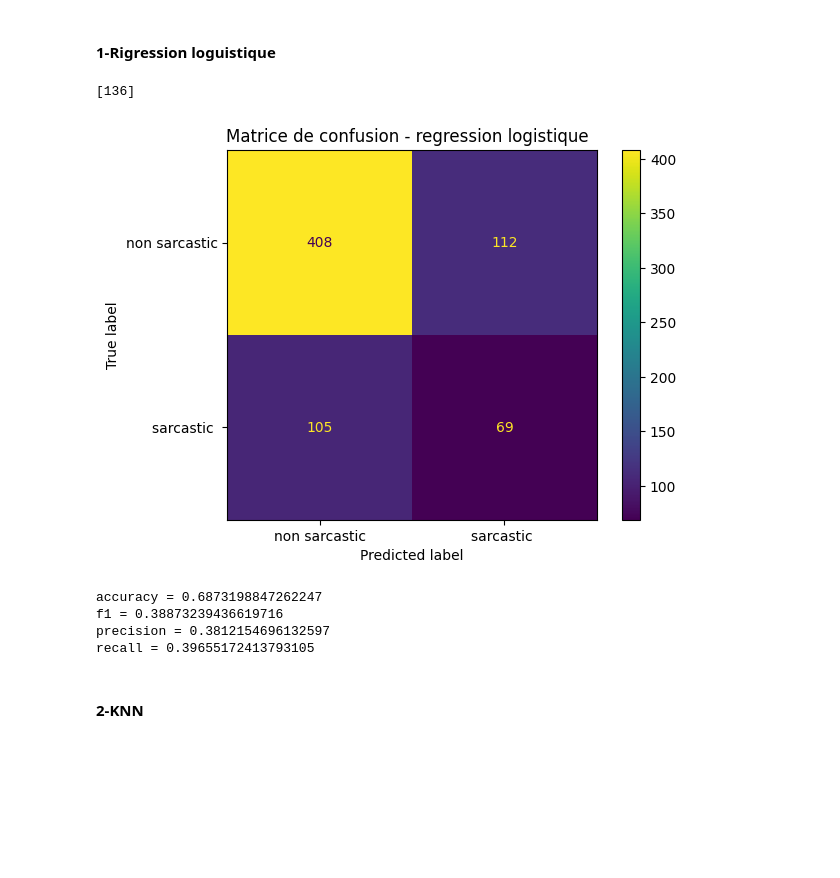
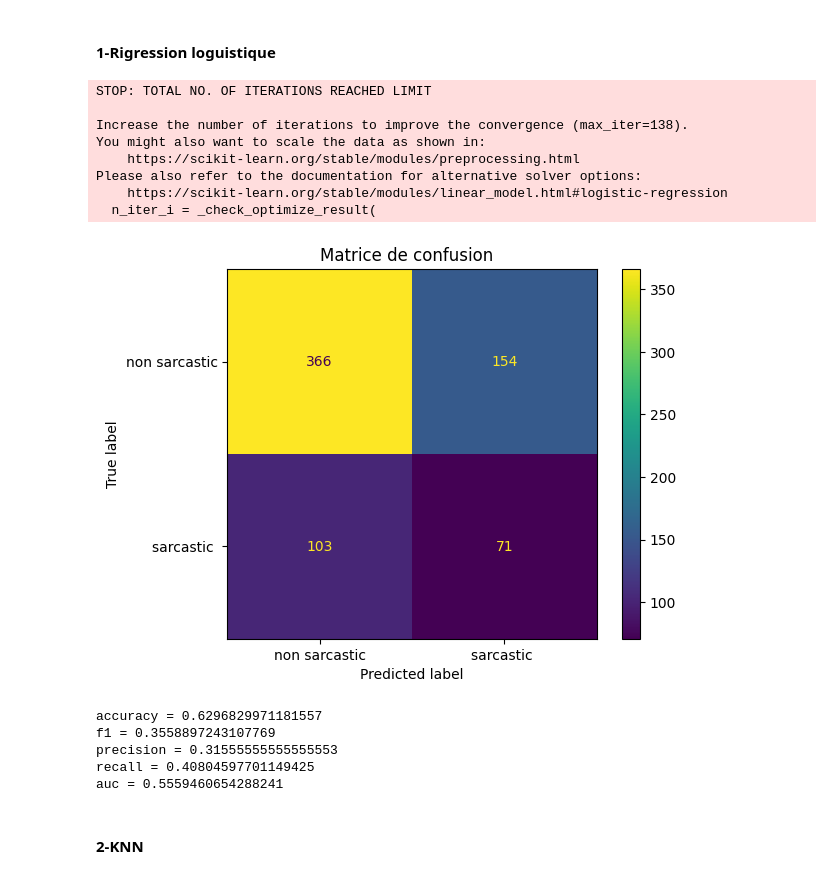
Before and after one commit to azizguesmi/Projet-Ml, a Jupyter notebook: PR.ipynb, the cells around one changed output. Saved outputs shown, nothing was run; the diff lists cells and outputs as text; code cells hidden in the pictures; blank space fills up the shorter version.

```diff
--- a/PR.ipynb
+++ b/PR.ipynb
@@ -186,7 +186,7 @@ from sklearn.feature_extraction.text import TfidfVectorizer
 from scipy.sparse import hstack,csr_matrix
 
 #vectorizer les textes netoyer avec TfidfVectorizer
-tf_id = TfidfVectorizer(max_features=10000, ngram_range=(1,2))
+tf_id = TfidfVectorizer(max_features=3000, ngram_range=(1,2))
 vecorized_text = tf_id.fit_transform(df["clean_text"].fillna(''))
 
 #concatiner les features numerique
@@ -201,47 +201,60 @@ y = df["sarcastic"].values
 # %%
 from sklearn.model_selection import train_test_split
 from sklearn.utils.class_weight import compute_class_weight
 from sklearn.linear_model import LogisticRegression
-from sklearn.metrics import confusion_matrix, ConfusionMatrixDisplay, accuracy_score, f1_score, precision_score, recall_score
+from sklearn.metrics import confusion_matrix, ConfusionMatrixDisplay, accuracy_score, f1_score, precision_score, recall_score, roc_auc_score
 
-def regression_logistique (X_train, X_test, y_train, y_test, iter=138 ) :
 
-    weights = compute_class_weight('balanced', classes=np.unique(y_train), y=y_train)
-    class_weights = {i : w for i, w in enumerate(weights)}
-    log = LogisticRegression (max_iter=iter, class_weight=class_weights,random_state=42) #regression logistique avec nombre de iteration 1000
+def training(X_train, X_test, y_train, y_test, model ) :
 
-    log.fit(X_train,y_train)
+    model.fit(X_train,y_train)
 
-    y_predict = log.predict(X_test) #donner les prediction du model de x_test
+    y_predict = model.predict(X_test) #donner les prediction du model de x_test
     cm = confusion_matrix(y_test, y_predict)#matrice de confusion
-    print(log.n_iter_)
     ConfusionMatrixDisplay(cm, display_labels=['non sarcastic','sarcastic ']).plot()
-    plt.title("Matrice de confusion - regression logistique  ")
+    plt.title("Matrice de confusion  ")
     plt.show()
     #calcul des metrics
     accuracy = accuracy_score(y_test, y_predict) #accuracy
     f1 = f1_score(y_test, y_predict) #f1 score
     precision = precision_score(y_test, y_predict ) #precision
     recall = recall_score(y_test, y_predict) #recall
+    auc = roc_auc_score(y_test, y_predict)
 
     print(
         f"accuracy = {accuracy} \n" +
         f"f1 = {f1} \n" +
         f"precision = {precision} \n" +
-        f"recall = {recall} \n"
+        f"recall = {recall} \n"+
+        f"auc = {auc}"
     )
+
+    return {"accuracy" : accuracy, "f1" : f1, "precision" : precision, "recall" : recall, "auc" : auc}
+
 
 #Division des données en train/test (80% / 20%)
 X_train, X_test, y_train, y_test = train_test_split(X, y, test_size=0.2, random_state=5, stratify=y)
 
-regression_logistique(X_train, X_test, y_train, y_test)
+weights = compute_class_weight('balanced', classes=np.unique(y_train), y=y_train)
+class_weights = {i : w for i, w in enumerate(weights)}
+log = LogisticRegression (max_iter=138, class_weight=class_weights,random_state=42)
+
+eval_regression_logistique = training(X_train, X_test, y_train, y_test, log)
 # %% [output]
-[136]
+STOP: TOTAL NO. OF ITERATIONS REACHED LIMIT
+
+Increase the number of iterations to improve the convergence (max_iter=138).
+You might also want to scale the data as shown in:
+    https://scikit-learn.org/stable/modules/preprocessing.html
+Please also refer to the documentation for alternative solver options:
+    https://scikit-learn.org/stable/modules/linear_model.html#logistic-regression
+  n_iter_i = _check_optimize_result(
-[figure, old version]
+[figure, new version]
-accuracy = 0.6873198847262247
-f1 = 0.38873239436619716
-precision = 0.3812154696132597
-recall = 0.39655172413793105
+accuracy = 0.6296829971181557
+f1 = 0.3558897243107769
+precision = 0.31555555555555553
+recall = 0.40804597701149425
+auc = 0.5559460654288241
 # %% [markdown]
 <h4>2-KNN</h4>
 # %%
```
Also changed, not shown: parts of 4 cells of this notebook.
